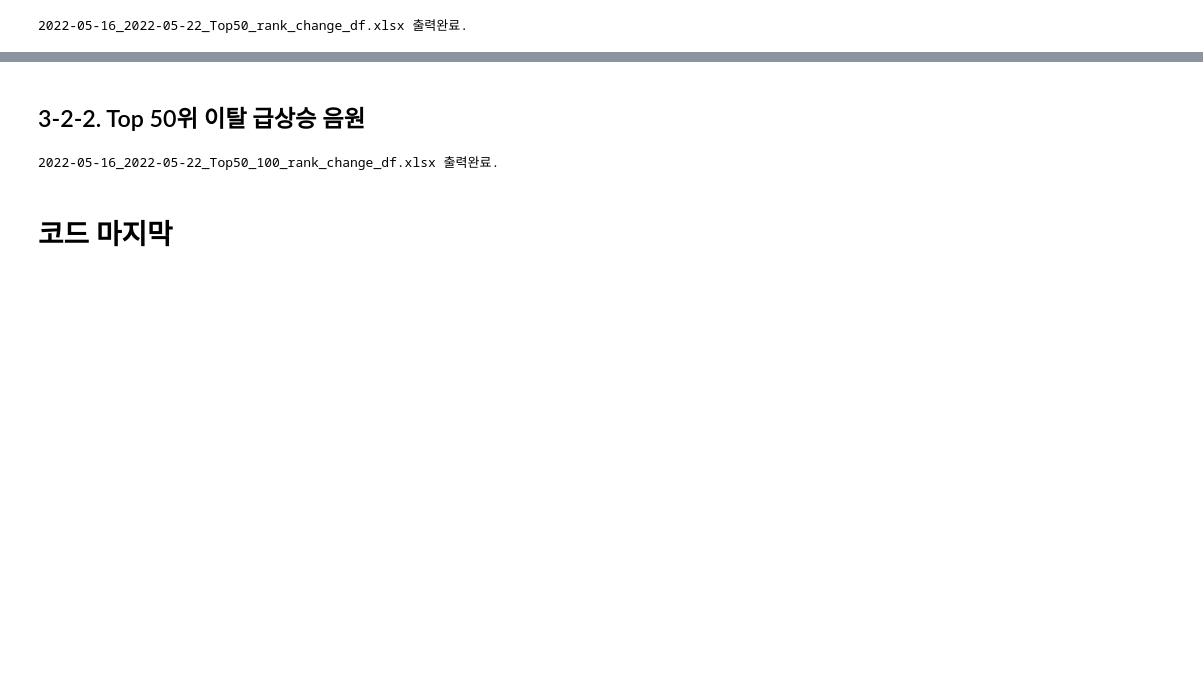
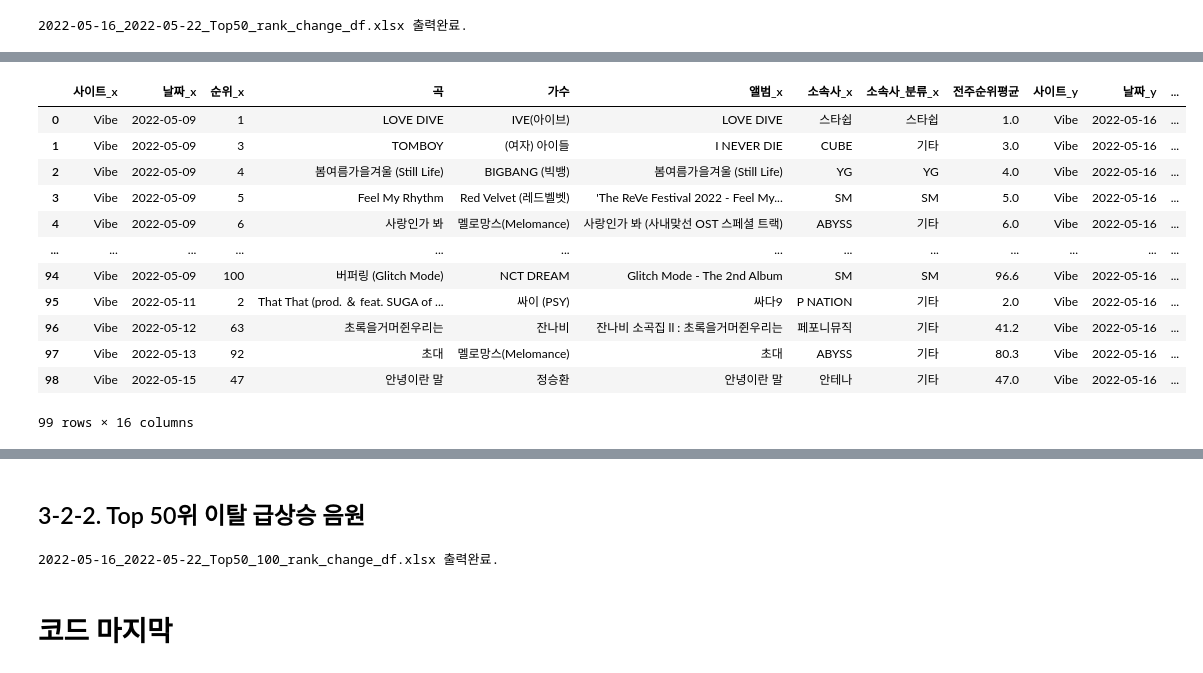
Before and after one commit to kbjung/Wantreez, a Jupyter notebook: Crawling/music/05.Top10,50_music.ipynb, the cells around one changed output, grey strips where cells are left out. Saved outputs shown, nothing was run; the diff lists cells and outputs as text; code cells hidden in the pictures; blank space fills up the shorter version.

```diff
--- a/Crawling/music/05.Top10,50_music.ipynb
+++ b/Crawling/music/05.Top10,50_music.ipynb
@@ -116,30 +175,28 @@ for site_name in site_list:
     total_df['날짜'] = total_df['날짜'].astype(str)
 
     # 전주, 이번주 df
-    before_df = total_df[ (total_df['날짜'] >= start_date) & (total_df['날짜'] <= end_date)].reset_index(drop=True)
-    new_df = total_df[ (total_df['날짜'] >= new_start_date) & (total_df['날짜'] <= new_end_date)].reset_index(drop=True)
+    before_df = total_df[ (total_df['날짜'] >= start_date) & (total_df['날짜'] <= end_date) ].reset_index(drop=True)
+    current_df = total_df[ (total_df['날짜'] >= new_start_date) & (total_df['날짜'] <= new_end_date) ].reset_index(drop=True)
+
+    # 전주 음원들의 순위 평균
+    before_df['전주순위평균'] = before_df.groupby(['사이트', '곡', '가수'])['순위'].transform('mean')
+    before_df['전주순위평균'] = round(before_df['전주순위평균'], 1)
+    # 이번주 음원들의 순위 평균
+    current_df['이번주순위평균'] = current_df.groupby(['사이트', '곡', '가수'])['순위'].transform('mean')
+    current_df['이번주순위평균'] = round(current_df['이번주순위평균'], 1)
 
     # 전주, 이번주 Top50 df
-    before_top50_df = before_df[before_df['순위'] <= 50].reset_index(drop=True)
-    current_top50_df = new_df[new_df['순위'] <= 50].reset_index(drop=True)
-    # 전주 Top50 음원들의 순위 평균
-    mean_before_top50_df = before_top50_df.groupby(['사이트', '곡', '가수']).agg('mean').reset_index()
-    mean_before_top50_df['순위'] = round(mean_before_top50_df['순위'], 1)
-    mean_before_top50_df.columns = ['사이트', '곡', '가수', '과거순위평균']
-
-    # 이번주 Top50 음원들의 순위 평균
-    mean_current_top50_df = current_top50_df.groupby(['사이트', '곡', '가수']).agg('mean').reset_index()
-    mean_current_top50_df['순위'] = round(mean_current_top50_df['순위'], 1)
-    mean_current_top50_df.columns = ['사이트', '곡', '가수', '현재순위평균']
+    # before_top50_df = before_df[before_df['순위'] <= 50].reset_index(drop=True)
+    current_top50_df = current_df[current_df['이번주순위평균'] <= 50].reset_index(drop=True)
 
     # 전주, 이번주 Top50 df 병합
-    bvsc_df = pd.merge(mean_before_top50_df, mean_current_top50_df, on=['곡', '가수'], how='inner')
+    bvsc_df = pd.merge(before_df.drop_duplicates(['곡', '가수']).reset_index(drop=True), current_top50_df.drop_duplicates(['곡', '가수']).reset_index(drop=True), how='inner', on=['곡', '가수'])
     bvsc_df = bvsc_df.drop('사이트_y', axis=1)
     bvsc_df = bvsc_df.rename(columns={'사이트_x':'사이트'})
 
     # 전주 대비 상승폭
-    bvsc_df['전주 대비 상승폭'] = bvsc_df['현재순위평균'] - bvsc_df['과거순위평균']
-    bvsc_df = bvsc_df[['현재순위평균', '곡', '가수', '전주 대비 상승폭', '사이트', '과거순위평균']]
+    bvsc_df['전주 대비 상승폭'] = bvsc_df['전주순위평균'] - bvsc_df['이번주순위평균']
+    bvsc_df = bvsc_df[['이번주순위평균', '곡', '가수', '전주 대비 상승폭', '사이트', '전주순위평균']].reset_index(drop=True)
     top50_df = pd.concat([top50_df, bvsc_df])
 
 # 50위 곡 중 이상치 곡만 추출
@@ -164,0 +254,17 @@ print(f'{file_name2} 출력완료.')
+# %%
+test_merge = pd.merge(before_df.drop_duplicates(['곡', '가수']).reset_index(drop=True), new_df.drop_duplicates(['곡', '가수']).reset_index(drop=True), how='inner', on=['곡', '가수'])
+test_merge
+# %% [output]
+|  | 사이트_x | 날짜_x | 순위_x | 곡 | 가수 | 앨범_x | 소속사_x | 소속사_분류_x | 전주순위평균 | 사이트_y | 날짜_y | ... |
+| 0 | Vibe | 2022-05-09 | 1 | LOVE DIVE | IVE(아이브) | LOVE DIVE | 스타쉽 | 스타쉽 | 1.0 | Vibe | 2022-05-16 | ... |
+| 1 | Vibe | 2022-05-09 | 3 | TOMBOY | (여자) 아이들 | I NEVER DIE | CUBE | 기타 | 3.0 | Vibe | 2022-05-16 | ... |
+| 2 | Vibe | 2022-05-09 | 4 | 봄여름가을겨울 (Still Life) | BIGBANG (빅뱅) | 봄여름가을겨울 (Still Life) | YG | YG | 4.0 | Vibe | 2022-05-16 | ... |
+| 3 | Vibe | 2022-05-09 | 5 | Feel My Rhythm | Red Velvet (레드벨벳) | 'The ReVe Festival 2022 - Feel My... | SM | SM | 5.0 | Vibe | 2022-05-16 | ... |
+| 4 | Vibe | 2022-05-09 | 6 | 사랑인가 봐 | 멜로망스(Melomance) | 사랑인가 봐 (사내맞선 OST 스페셜 트랙) | ABYSS | 기타 | 6.0 | Vibe | 2022-05-16 | ... |
+| ... | ... | ... | ... | ... | ... | ... | ... | ... | ... | ... | ... | ... |
+| 94 | Vibe | 2022-05-09 | 100 | 버퍼링 (Glitch Mode) | NCT DREAM | Glitch Mode - The 2nd Album | SM | SM | 96.6 | Vibe | 2022-05-16 | ... |
+| 95 | Vibe | 2022-05-11 | 2 | That That (prod. ＆ feat. SUGA of ... | 싸이 (PSY) | 싸다9 | P NATION | 기타 | 2.0 | Vibe | 2022-05-16 | ... |
+| 96 | Vibe | 2022-05-12 | 63 | 초록을거머쥔우리는 | 잔나비 | 잔나비 소곡집 ll : 초록을거머쥔우리는 | 페포니뮤직 | 기타 | 41.2 | Vibe | 2022-05-16 | ... |
+| 97 | Vibe | 2022-05-13 | 92 | 초대 | 멜로망스(Melomance) | 초대 | ABYSS | 기타 | 80.3 | Vibe | 2022-05-16 | ... |
+| 98 | Vibe | 2022-05-15 | 47 | 안녕이란 말 | 정승환 | 안녕이란 말 | 안테나 | 기타 | 47.0 | Vibe | 2022-05-16 | ... |
+99 rows × 16 columns
```
Also changed, not shown: parts of 10 cells of this notebook.
